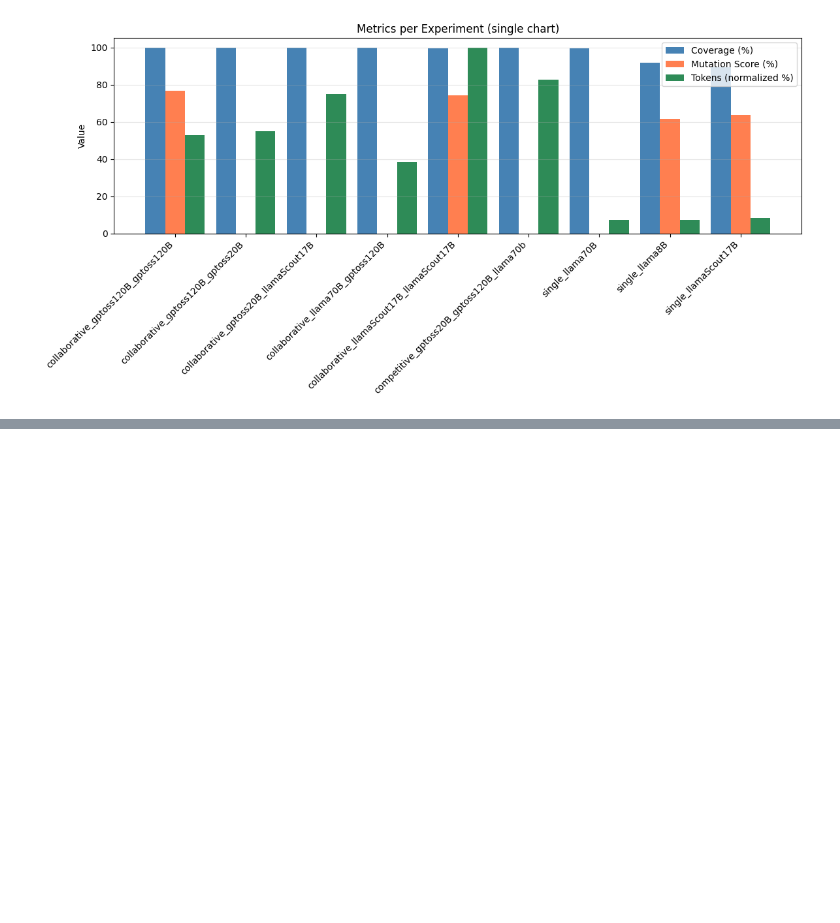
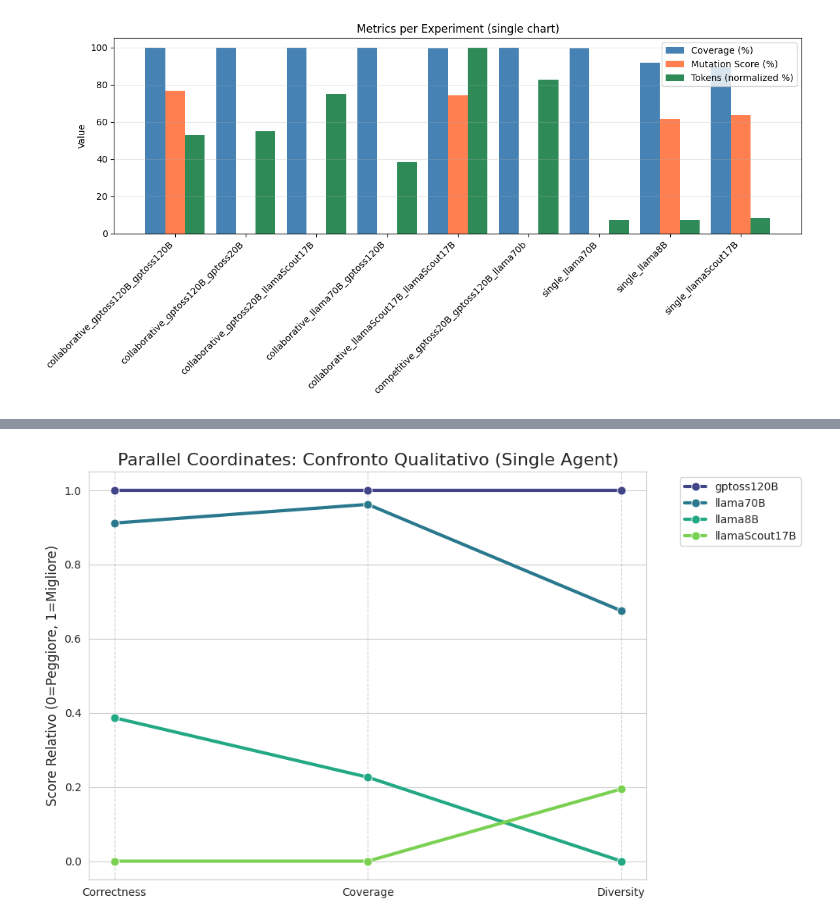
Before and after one commit to daviderandino/LLM-Agents-for-Collaborative-Test-Case, a Jupyter notebook: metrics_aggregation.ipynb, the cells around one changed output, grey strips where cells are left out. Drawn from its saved outputs; the diff is of its cells as text; code cells hidden in the pictures; blank space fills up the shorter version.

Commit message:
computed mutation

```diff
--- a/metrics_aggregation.ipynb
+++ b/metrics_aggregation.ipynb
@@ -114,0 +119,81 @@ plt.show()
+# %%
+import pandas as pd
+import matplotlib.pyplot as plt
+import seaborn as sns
+from sklearn.preprocessing import MinMaxScaler
+import os
+
+# Load data
+df = pd.read_csv("all_metrics.csv")
+
+# Filter Single Agents
+df_single = df[df["experiment_name"].str.startswith("single_")].copy()
+
+# Calculate Metrics
+df_single["total_tests"] = df_single["n_passed_tests"] + df_single["n_failed_tests"]
+df_single["pass_rate"] = df_single.apply(
+    lambda row: (
+        row["n_passed_tests"] / row["total_tests"] * 100
+        if row["total_tests"] > 0
+        else 0
+    ),
+    axis=1,
+)
+
+# Aggregate
+metrics = ["pass_rate", "coverage_percent", "mutation_score_percent"]
+agg_df = df_single.groupby("experiment_name")[metrics].mean().reset_index()
+
+# Clean Names
+agg_df["experiment_name"] = agg_df["experiment_name"].str.replace("single_", "")
+
+# Normalize data for Parallel Coordinates (0-1 Scale)
+scaler = MinMaxScaler()
+df_norm = agg_df.copy()
+df_norm[metrics] = scaler.fit_transform(agg_df[metrics])
+
+# Rename columns for the plot
+df_norm.columns = ["Agent", "Correttezza", "Comprensività", "Diversificazione"]
+
+# Melt for plotting
+df_melted = pd.melt(
+    df_norm, id_vars="Agent", var_name="Metrica", value_name="Score Normalizzato"
+)
+
+# Plotting Parallel Coordinates Style using Lineplot
+plt.figure(figsize=(10, 6))
+sns.set_style("whitegrid")
+
+# Draw the lines
+sns.lineplot(
+    data=df_melted.assign(
+        Metric=df_melted["Metrica"].map(
+            {
+                "Correttezza": "Correctness",
+                "Comprensività": "Coverage",
+                "Diversificazione": "Diversity",
+            }
+        ),
+        NormalizedScore=df_melted["Score Normalizzato"],
+    ),
+    x="Metric",
+    y="NormalizedScore",
+    hue="Agent",
+    palette="viridis",
+    linewidth=3,
+    marker="o",
+    markersize=8,
+)
+
+# Formatting
+plt.title("Parallel Coordinates: Confronto Qualitativo (Single Agent)", fontsize=16)
+plt.ylabel("Score Relativo (0=Peggiore, 1=Migliore)", fontsize=12)
+plt.xlabel("")
+plt.legend(bbox_to_anchor=(1.05, 1), loc="upper left")
+plt.grid(True, axis="x", linestyle="--")
+
+plt.tight_layout()
+os.makedirs("report", exist_ok=True)
+# plt.savefig("report/parallel_coordinates_quality_only.png")
+# %% [output]
+[figure, added]
```
Also changed, not shown: parts of 8 cells of this notebook, 20 other files.
